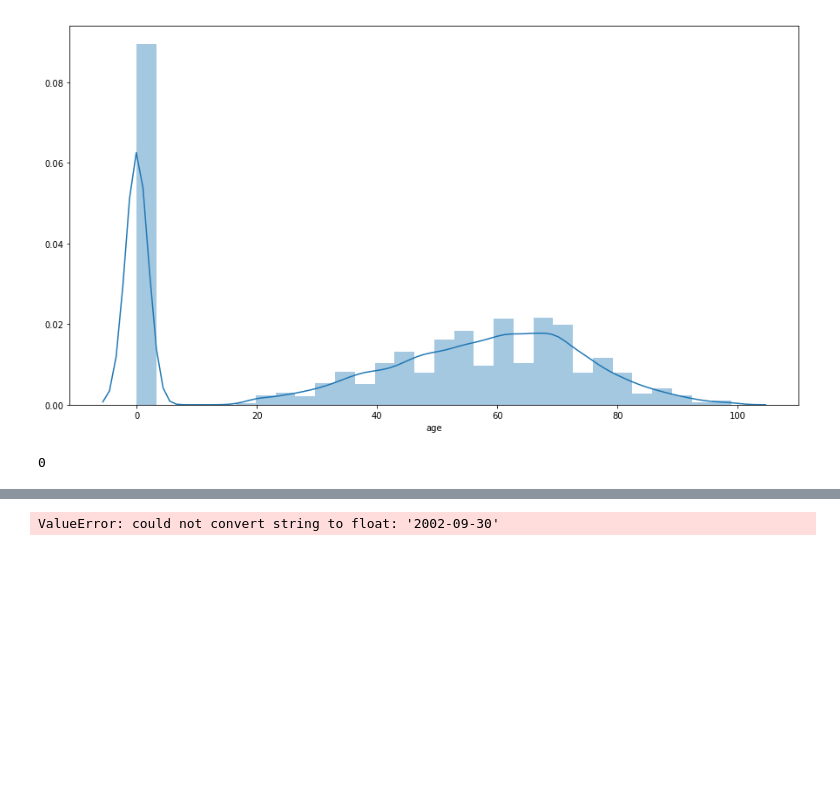
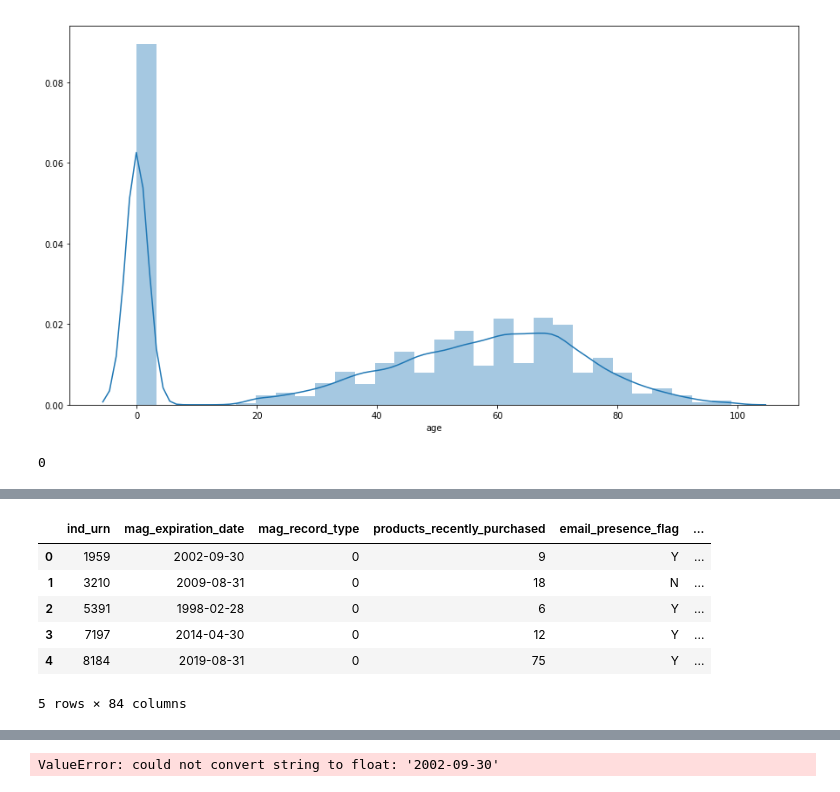
Before and after one commit to vinothhunt/Learning, a Jupyter notebook: Codenast usecase.ipynb, the cells around one changed output, grey strips where cells are left out. Saved outputs shown, nothing was run; the diff lists cells and outputs as text; code cells hidden in the pictures; blank space fills up the shorter version.

```diff
--- a/Codenast usecase.ipynb
+++ b/Codenast usecase.ipynb
@@ -68,0 +122,10 @@ catagorical_columns=df1.select_dtypes(include='object')
+# %%
+sf=df1[cat_column].isnull().sum() >0
+# %%
+sf1 = pd.DataFrame(data=sf.index, columns=['columnname'])
+sf2 = pd.DataFrame(data=sf.values, columns=['list'])
+sf_ = pd.merge(sf1, sf2, left_index=True, right_index=True)
+sf_
+sf_=sf_.drop(sf_.index[0:8])
+# %%
+Nullcolumns=sf_[sf_['list']==True].columnname
@@ -68,0 +156,3 @@ catagorical_columns=df1.select_dtypes(include='object')
+# %%
+for i in Nullcolumns:
+    df1[i].fillna('N', inplace=True)
@@ -69,3 +183,13 @@ catagorical_columns=df1.select_dtypes(include='object')
+# %%
+df1.head()
+# %% [output]
+|  | ind_urn | mag_expiration_date | mag_record_type | products_recently_purchased | email_presence_flag | ... |
+| 0 | 1959 | 2002-09-30 | 0 | 9 | Y | ... |
+| 1 | 3210 | 2009-08-31 | 0 | 18 | N | ... |
+| 2 | 5391 | 1998-02-28 | 0 | 6 | Y | ... |
+| 3 | 7197 | 2014-04-30 | 0 | 12 | Y | ... |
+| 4 | 8184 | 2019-08-31 | 0 | 75 | Y | ... |
+5 rows × 84 columns
 # %%
 numerical_columns.columns
 # %% [output]
```
Also changed, not shown: parts of 23 cells of this notebook.
